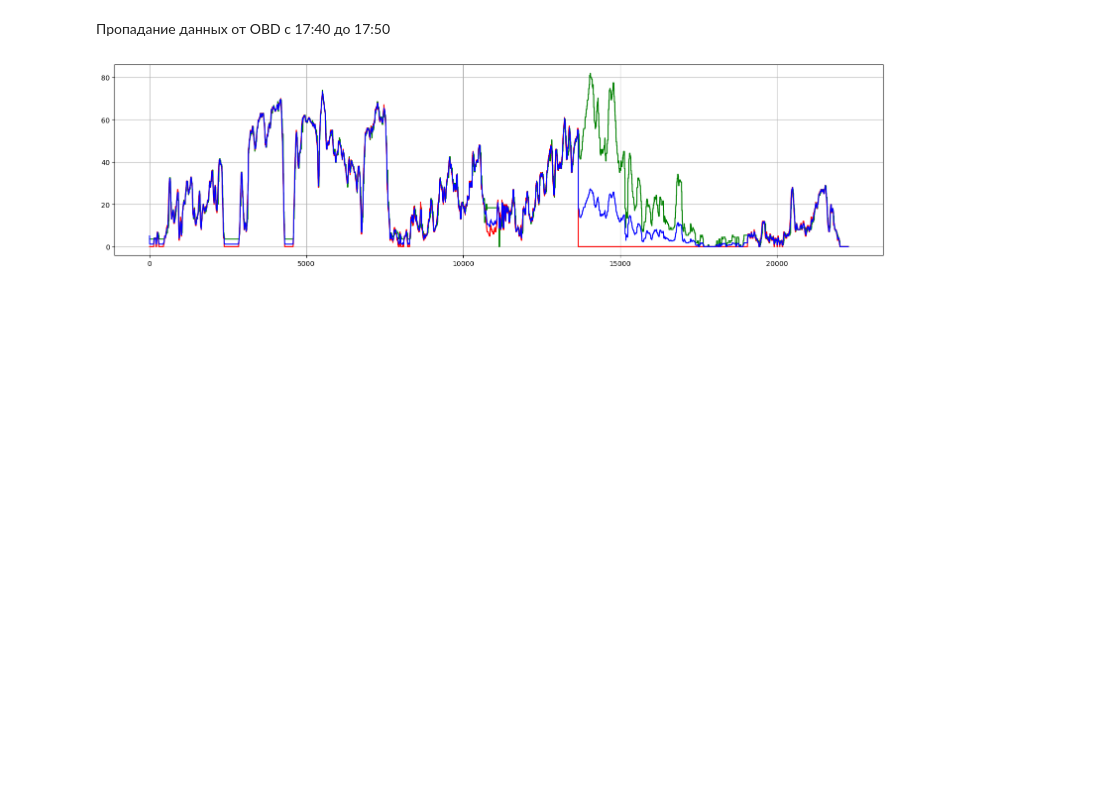
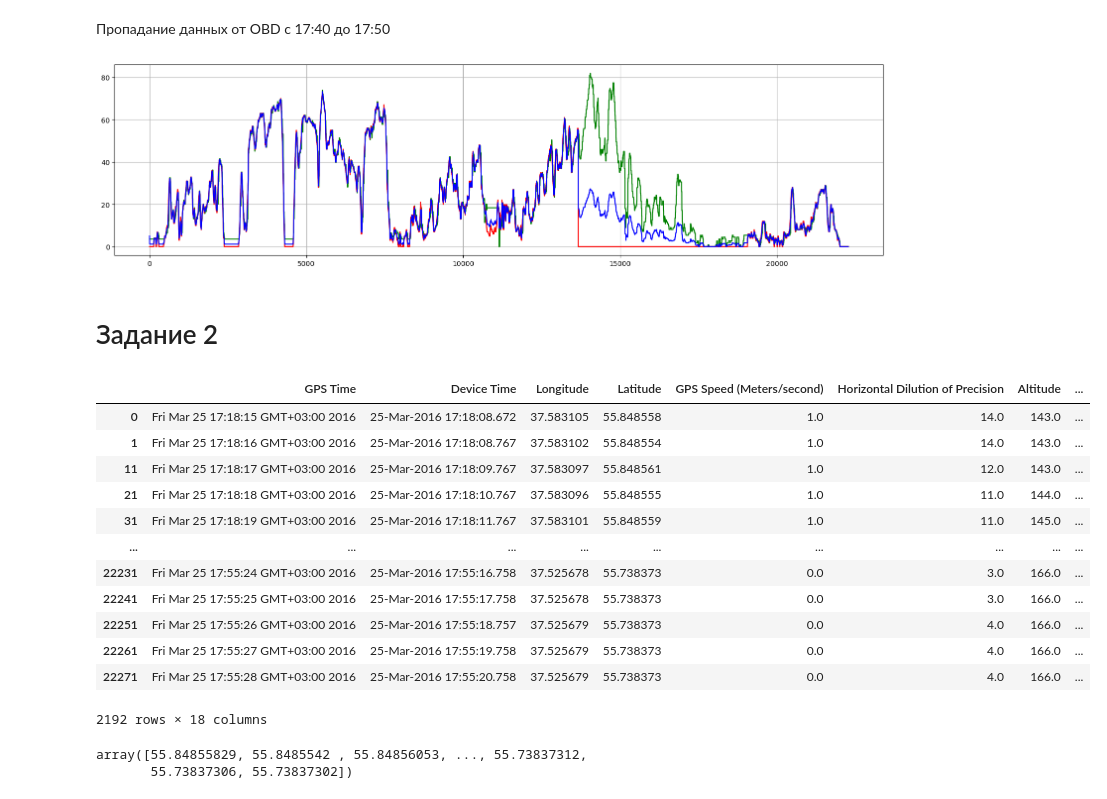
Before and after one commit to 1mm0rTaLzzz/SNAR_HW3_Kalman, a Jupyter notebook: SNAR_Kalman.ipynb, the cells around one changed output. Cells and saved outputs as stored; diff of their text form; code cells hidden in the pictures; blank space fills up the shorter version.

```diff
--- a/SNAR_Kalman.ipynb
+++ b/SNAR_Kalman.ipynb
@@ -435,3 +396,5 @@ plt.plot(time, kalman, 'b')
 plt.grid()
 # %% [output]
 [figure]
+# %% [markdown]
+# Задание 2
@@ -437,0 +408,23 @@ plt.grid()
+# %%
+df = pd.read_csv('data1.csv')
+filtered_df = df.drop_duplicates(subset = ['GPS Time'])
+filtered_df
+# %% [output]
+|  | GPS Time | Device Time | Longitude | Latitude | GPS Speed (Meters/second) | Horizontal Dilution of Precision | Altitude | ... |
+| 0 | Fri Mar 25 17:18:15 GMT+03:00 2016 | 25-Mar-2016 17:18:08.672 | 37.583105 | 55.848558 | 1.0 | 14.0 | 143.0 | ... |
+| 1 | Fri Mar 25 17:18:16 GMT+03:00 2016 | 25-Mar-2016 17:18:08.767 | 37.583102 | 55.848554 | 1.0 | 14.0 | 143.0 | ... |
+| 11 | Fri Mar 25 17:18:17 GMT+03:00 2016 | 25-Mar-2016 17:18:09.767 | 37.583097 | 55.848561 | 1.0 | 12.0 | 143.0 | ... |
+| 21 | Fri Mar 25 17:18:18 GMT+03:00 2016 | 25-Mar-2016 17:18:10.767 | 37.583096 | 55.848555 | 1.0 | 11.0 | 144.0 | ... |
+| 31 | Fri Mar 25 17:18:19 GMT+03:00 2016 | 25-Mar-2016 17:18:11.767 | 37.583101 | 55.848559 | 1.0 | 11.0 | 145.0 | ... |
+| ... | ... | ... | ... | ... | ... | ... | ... | ... |
+| 22231 | Fri Mar 25 17:55:24 GMT+03:00 2016 | 25-Mar-2016 17:55:16.758 | 37.525678 | 55.738373 | 0.0 | 3.0 | 166.0 | ... |
+| 22241 | Fri Mar 25 17:55:25 GMT+03:00 2016 | 25-Mar-2016 17:55:17.758 | 37.525678 | 55.738373 | 0.0 | 3.0 | 166.0 | ... |
+| 22251 | Fri Mar 25 17:55:26 GMT+03:00 2016 | 25-Mar-2016 17:55:18.757 | 37.525679 | 55.738373 | 0.0 | 4.0 | 166.0 | ... |
+| 22261 | Fri Mar 25 17:55:27 GMT+03:00 2016 | 25-Mar-2016 17:55:19.758 | 37.525679 | 55.738373 | 0.0 | 4.0 | 166.0 | ... |
+| 22271 | Fri Mar 25 17:55:28 GMT+03:00 2016 | 25-Mar-2016 17:55:20.758 | 37.525679 | 55.738373 | 0.0 | 4.0 | 166.0 | ... |
+2192 rows × 18 columns
+# %%
+df[' Latitude'].unique()
+# %% [output]
+array([55.84855829, 55.8485542 , 55.84856053, ..., 55.73837312,
+       55.73837306, 55.73837302])
```
Also changed, not shown: parts of 7 cells of this notebook.
